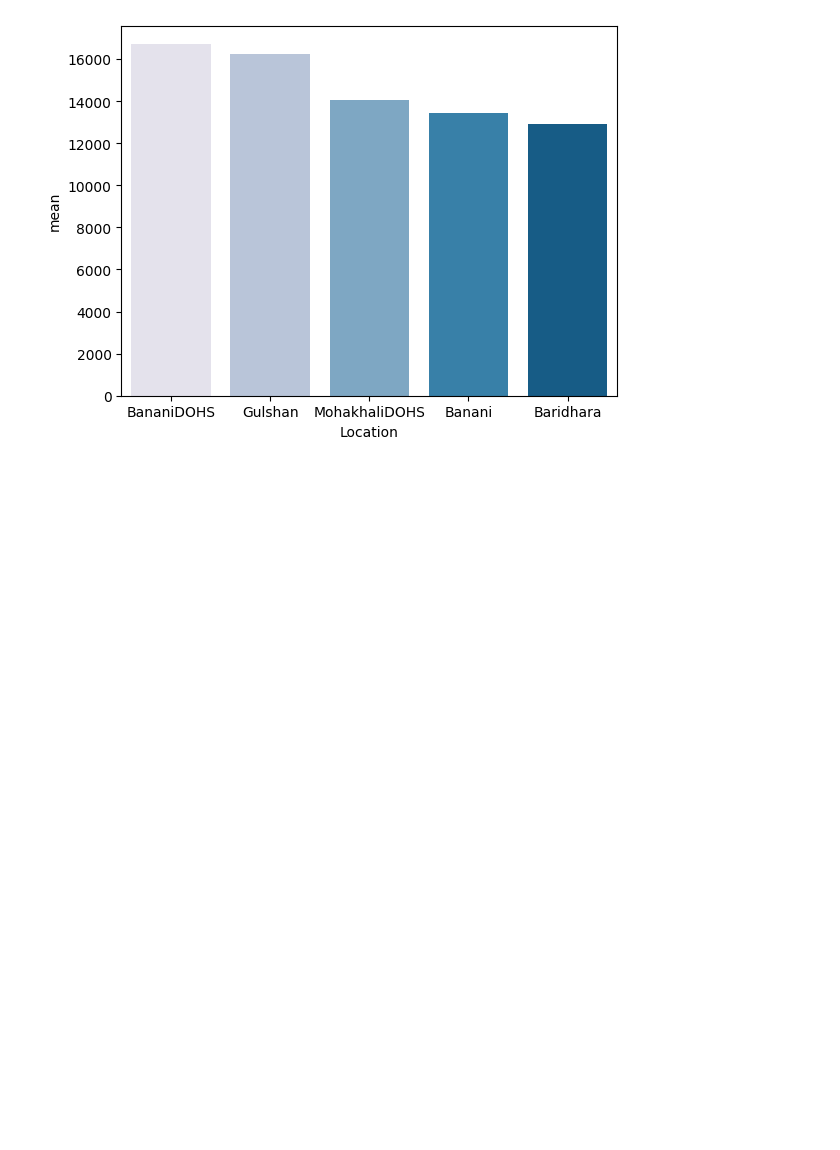
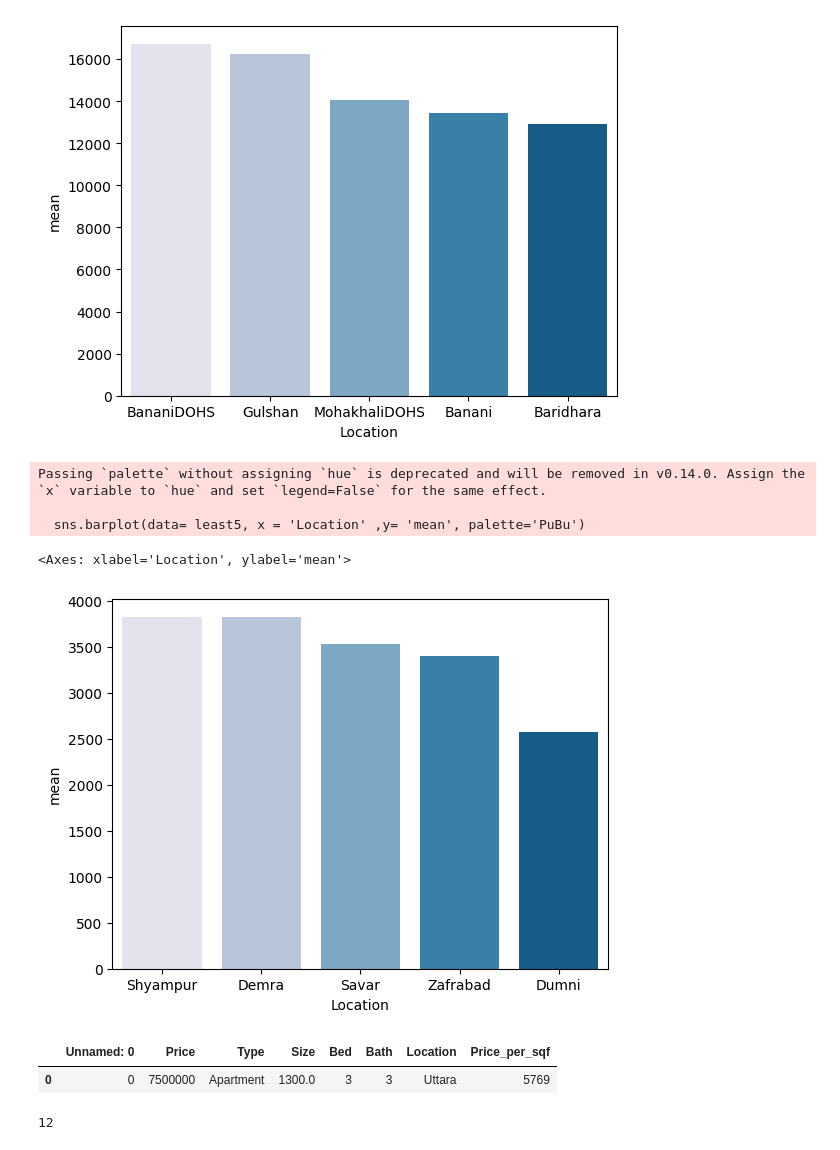
Before and after one commit to samiha-mahin/Dhaka_Apartment_Price_Prediction_ML, a Jupyter notebook: Dhaka_Apartment_Price_Prediction.ipynb, the cells around one changed output. Drawn from its saved outputs; the diff is of its cells as text; code cells hidden in the pictures; blank space fills up the shorter version.

```diff
--- a/Dhaka_Apartment_Price_Prediction.ipynb
+++ b/Dhaka_Apartment_Price_Prediction.ipynb
@@ -338,3 +338,18 @@ Passing `palette` without assigning `hue` is deprecated and will be removed in v
   sns.barplot(data= top5, x = 'Location' ,y= 'mean', palette='PuBu')
 <Axes: xlabel='Location', ylabel='mean'>
 [figure]
+# %%
+least5 = info.groupby('Location').Price_per_sqf.agg(['mean','max','median','min']).sort_values(by='mean',ascending=False).tail(5)
+sns.barplot(data= least5, x = 'Location' ,y= 'mean', palette='PuBu')
+# %% [output]
+Passing `palette` without assigning `hue` is deprecated and will be removed in v0.14.0. Assign the `x` variable to `hue` and set `legend=False` for the same effect.
+
+  sns.barplot(data= least5, x = 'Location' ,y= 'mean', palette='PuBu')
+<Axes: xlabel='Location', ylabel='mean'>
+[figure, added]
+# %%
+df13 = df12.copy()
+df13.head(1)
+# %% [output]
+|  | Unnamed: 0 | Price | Type | Size | Bed | Bath | Location | Price_per_sqf |
+| 0 | 0 | 7500000 | Apartment | 1300.0 | 3 | 3 | Uttara | 5769 |
@@ -340,0 +360,4 @@ Passing `palette` without assigning `hue` is deprecated and will be removed in v
+# %%
+len(location_count[location_count<=15])
+# %% [output]
+12
```
Also changed, not shown: parts of 3 cells of this notebook.
